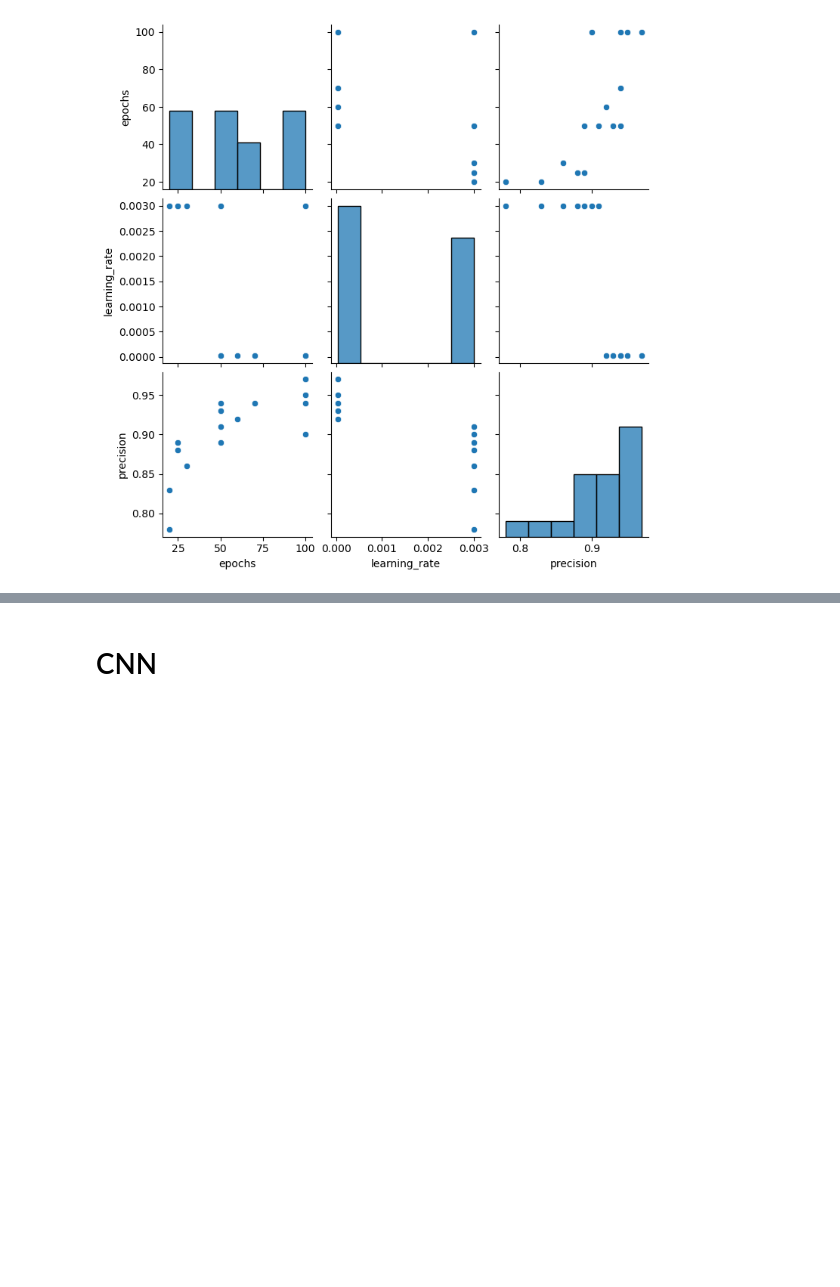
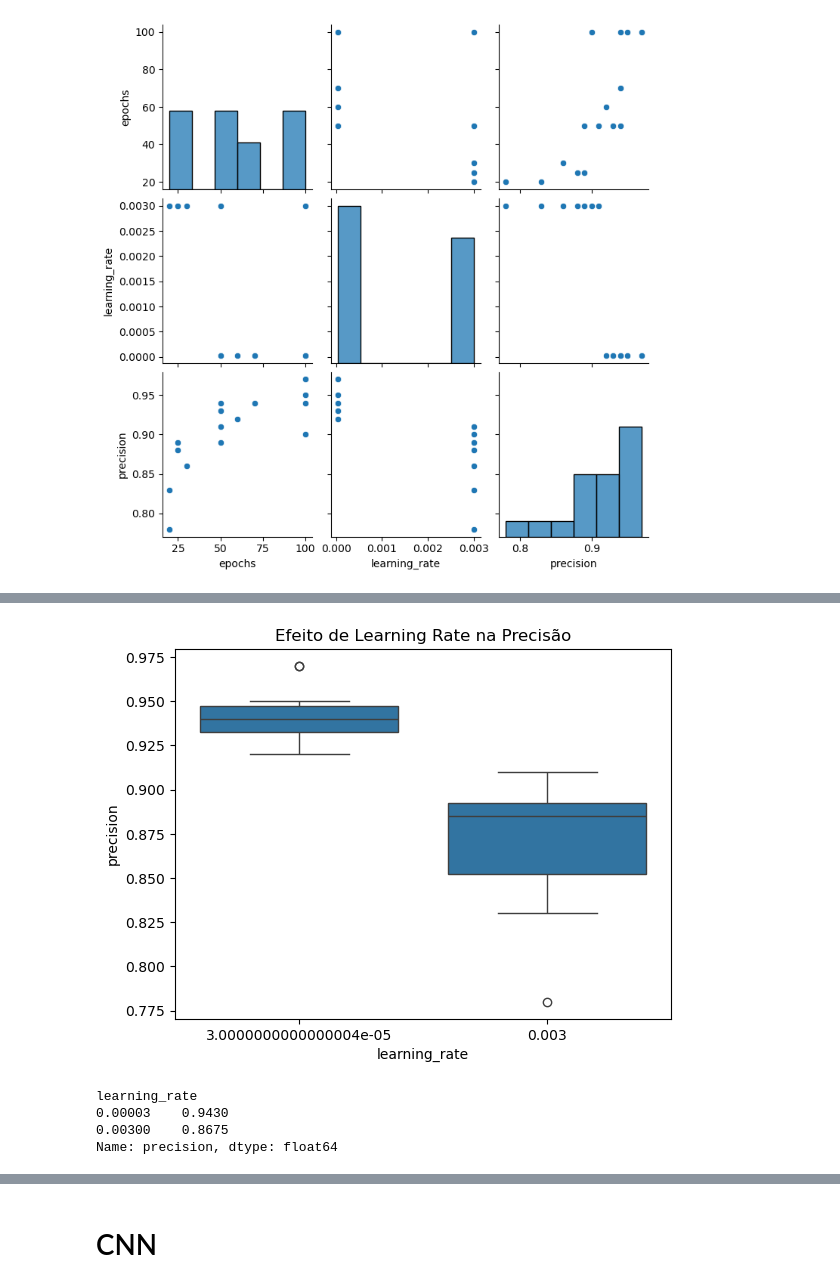
Before and after one commit to Erickllino/Projeto-IF702, a Jupyter notebook: 1o-MiniProjeto/main.ipynb, the cells around one changed output, grey strips where cells are left out. Cells and saved outputs as stored; diff of their text form; code cells hidden in the pictures; blank space fills up the shorter version.

```diff
--- a/1o-MiniProjeto/main.ipynb
+++ b/1o-MiniProjeto/main.ipynb
@@ -232,0 +258,11 @@ sns.pairplot(df, vars=["epochs", "learning_rate", "precision"])
+# %%
+sns.boxplot(data=df, x="learning_rate", y="precision")
+plt.title("Efeito de Learning Rate na Precisão")
+plt.show()
+print(df.groupby("learning_rate")["precision"].mean())
+# %% [output]
+[figure, added]
+learning_rate
+0.00003    0.9430
+0.00300    0.8675
+Name: precision, dtype: float64
```
Also changed, not shown: parts of 15 cells of this notebook.
